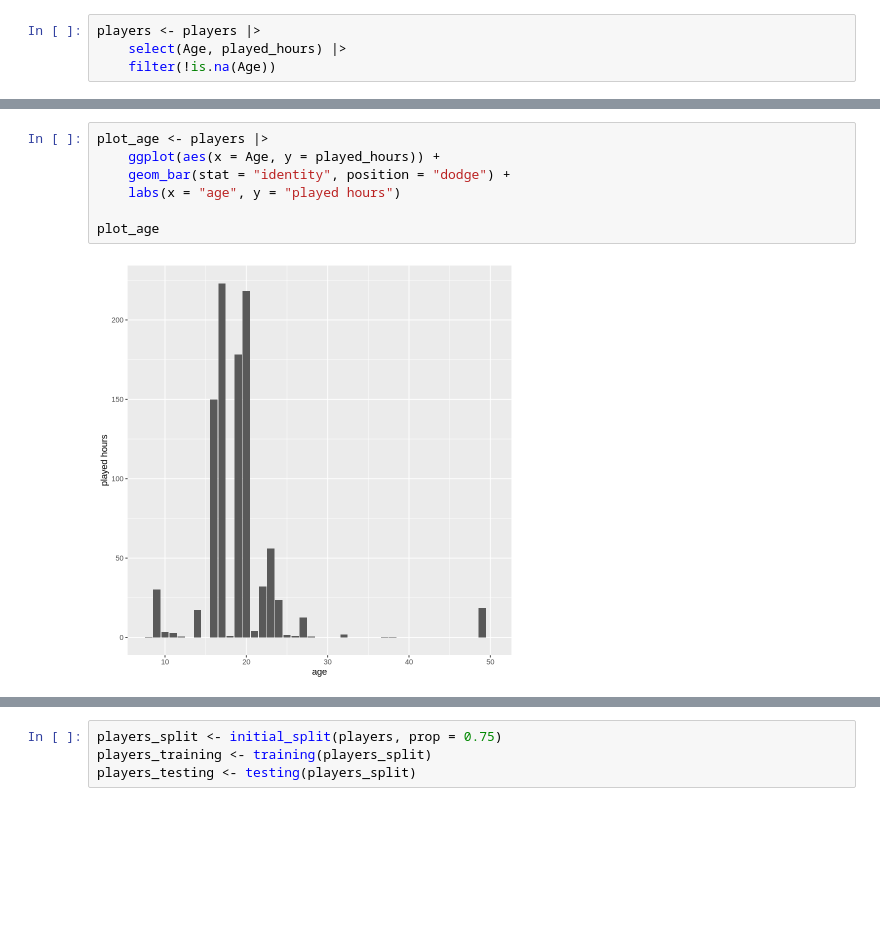
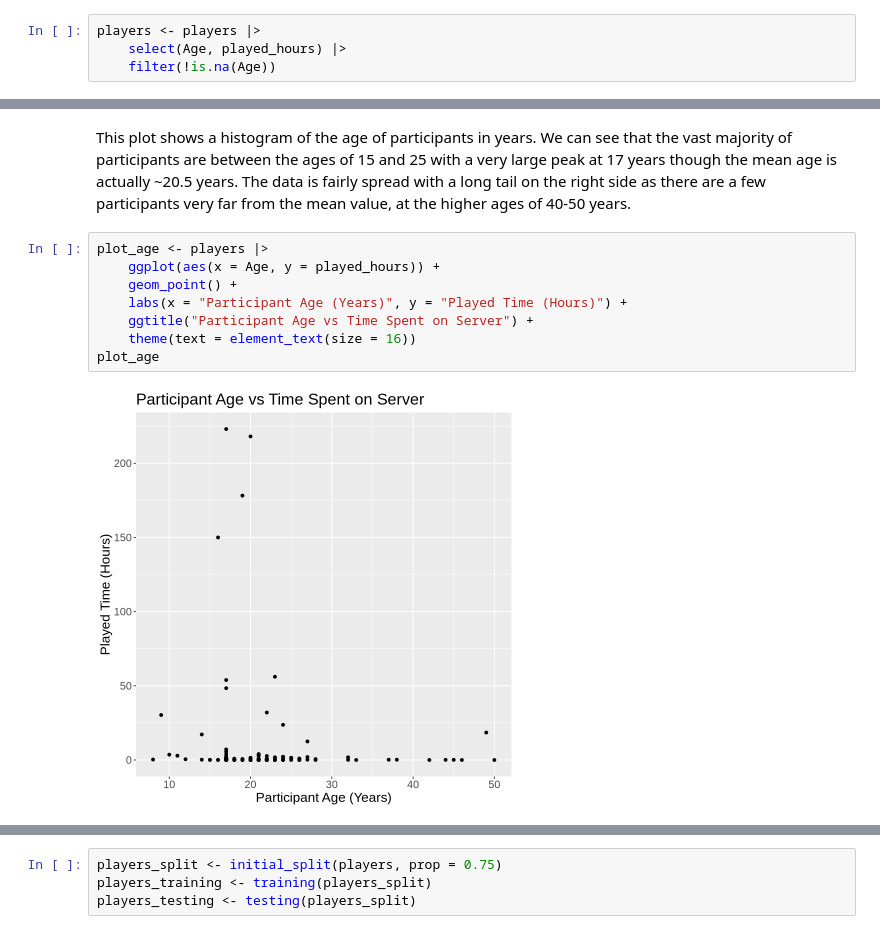
Before and after one commit to Lauryn17/dsci-100-2025-group-25, a Jupyter notebook: project_final.ipynb, the cells around one changed output, grey strips where cells are left out. Drawn from its saved outputs; the diff is of its cells as text; blank space fills up the shorter version.

```diff
--- a/project_final.ipynb
+++ b/project_final.ipynb
@@ -101,9 +105,12 @@ players <- players |>
+# %% [markdown]
+This plot shows a histogram of the age of participants in years. We can see that the vast majority of participants are between the ages of 15 and 25 with a very large peak at 17 years though the mean age is actually ~20.5 years. The data is fairly spread with a long tail on the right side as there are a few participants very far from the mean value, at the higher ages of 40-50 years.
 # %%
 plot_age <- players |>
     ggplot(aes(x = Age, y = played_hours)) +
-    geom_bar(stat = "identity", position = "dodge") +
-    labs(x = "age", y = "played hours")
-
+    geom_point() +
+    labs(x = "Participant Age (Years)", y = "Played Time (Hours)") +
+    ggtitle("Participant Age vs Time Spent on Server") +
+    theme(text = element_text(size = 16))
 plot_age
 # %% [output]
-[figure, old version]
+[figure, new version]
```
Also changed, not shown: parts of 8 cells of this notebook.
